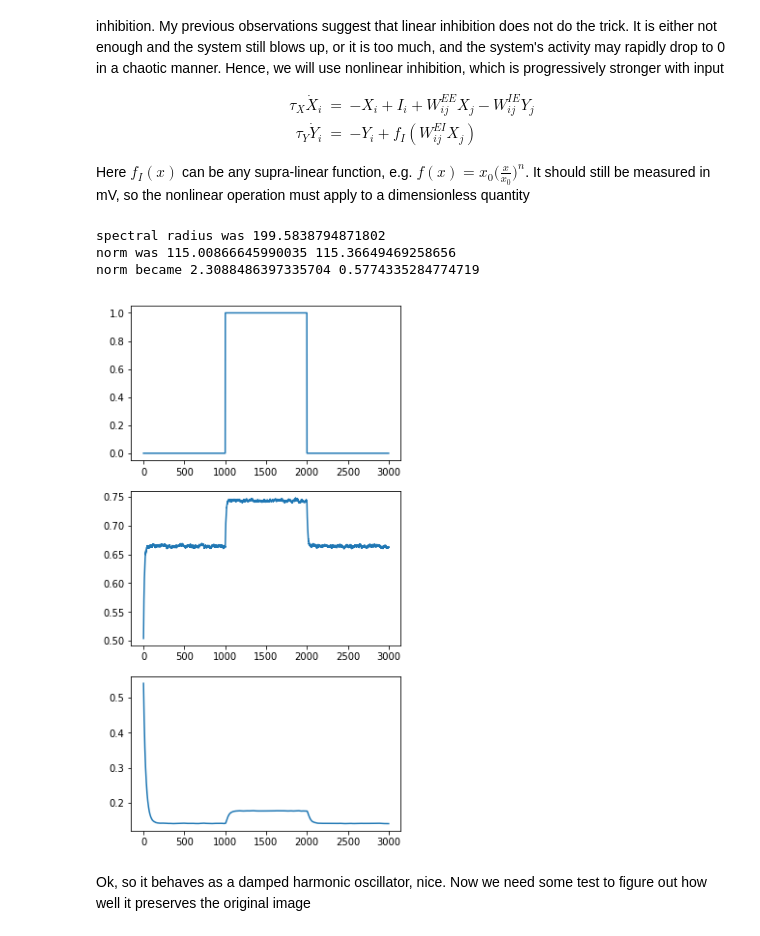
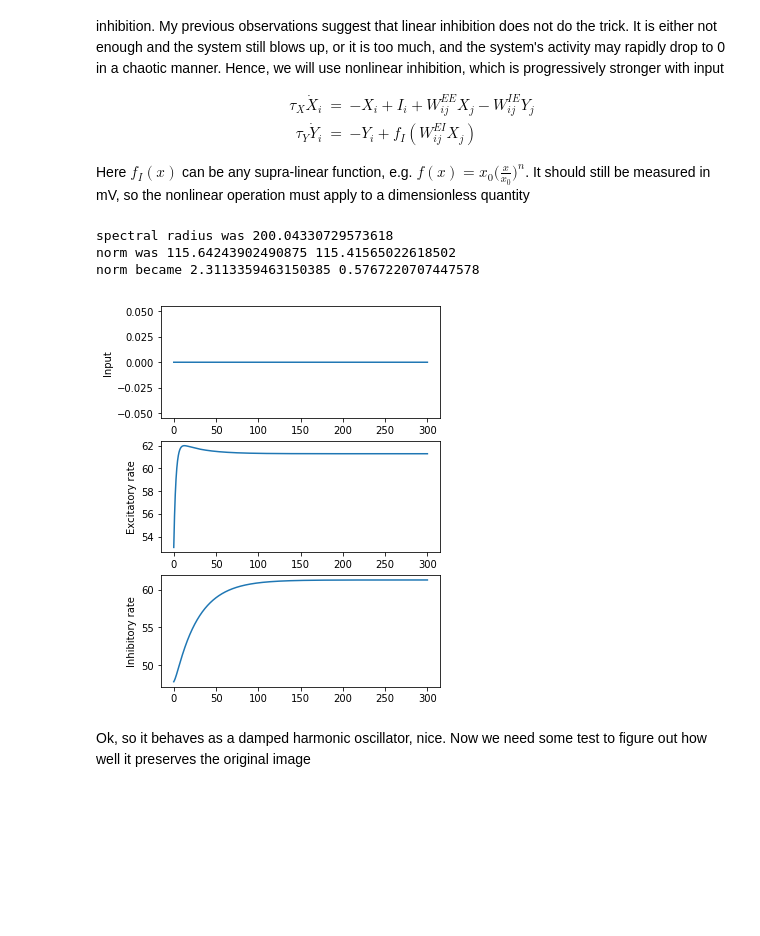
Before and after one commit to aleksejs-fomins/memory-hippo-ca3, a Jupyter notebook: self-contained/excitatory-ip/test1.ipynb, the cells around one changed output. Cells and saved outputs as stored; diff of their text form; code cells hidden in the pictures; blank space fills up the shorter version.

```diff
--- a/self-contained/excitatory-ip/test1.ipynb
+++ b/self-contained/excitatory-ip/test1.ipynb
@@ -108,26 +110,29 @@ $$
 
 Here $f_I(x)$ can be any supra-linear function, e.g. $f(x) = x_0 \bigl( \frac{x}{x_0} \bigr)^n$. It should still be measured in mV, so the nonlinear operation must apply to a dimensionless quantity
 # %%
-def nonlinY(X, p):
-    return X**2 / p['I_max']
-
 def RHS_XY(X, Y, I, p):
-    rhs_X = (-X + sig(I + p['W_EE'].dot(X) - p['W_IE'].dot(Y))) / p['tau_X']
-    rhs_Y = (-Y + nonlinY(p['W_EI'].dot(X), p))  / p['tau_Y']
+    IeffX = I + p['W_EE'].dot(X) - p['W_IE'].dot(Y)
+    IeffY = p['W_EI'].dot(X)
+    rhs_X = (-X + p['x_max']*sig(IeffX / p['x_slope'])) / p['tau_X']
+    rhs_Y = (-Y + p['y_max']*(IeffY / p['y_slope'])**1) / p['tau_Y']
     return rhs_X, rhs_Y
 
+p = {
+    'NINP'    : (20,20),  # pixel
+    'NX'      : 400,      # Number of excitatory neurons
+    'NY'      : 100,      # Number of excitatory neurons
+    'tau_X'   : 10.0,     # ms, EXC neuronal timescale
+    'tau_Y'   : 30.0,     # ms, INH neuronal timescale
+    'I_min'   : 0.0,     # mV, min input
+    'I_max'   : 100.0,    # mV, max input
 
-p = {
-    'NINP'  : (20,20),  # pixel
-    'NX'    : 400,      # Number of excitatory neurons
-    'NY'    : 100,      # Number of excitatory neurons
-    'tau_X' : 10.0,     # ms, EXC neuronal timescale
-    'tau_Y' : 30.0,     # ms, INH neuronal timescale
-    'I_min' : 10.0,     # mV, min input
-    'I_max' : 50.0,     # mV, max input
-    'dt'    : 0.1,      # ms, discretization time
-    'T'     : 3000.0,  # ms, simulation time
-    'T_Inp' : 1000.0    # ms, frequency of input change
+    'x_max'   : 100.0,    # mV, maximum firing rate
+    'y_max'   : 100.0,    # mV, maximum firing rate
+    'x_slope' : 100.0,    # mV, maximum firing rate
+    'y_slope' : 400.0,    # mV, maximum firing rate
+    'dt'      : 0.1,      # ms, discretization time
+    'T'       : 300.0,   # ms, simulation time
+    'T_Inp'   : 1000.0    # ms, frequency of input change
 }
 
 ####################
@@ -156,45 +161,49 @@ print('norm became', np.linalg.norm(p['W_EI']), np.linalg.norm(p['W_IE']))
 ###################
 # Input
 ###################
 
 t_arr = np.arange(0, p['T'], p['dt'])
-I_arr = ((t_arr / p['T_Inp']).astype(int) % 2 == 1).astype(float)
+I_arr = (t_arr / p['T_Inp']).astype(int) % 2
 
 I_template = np.zeros(p['NINP'])
 I_template[:10, :10] = 1.0
 
 I_arr_img = p['I_min'] + (p['I_max'] - p['I_min']) * np.outer(I_arr, I_template.flatten())
-I_arr_img += np.random.normal(0, p['I_max']/2, I_arr_img.shape)
+#I_arr_img += np.random.normal(0, p['I_max']/5, I_arr_img.shape)
 
 
 ###################
 # Simulate
 ###################
 
 N_STEP = t_arr.shape[0]
 X_arr = np.zeros((N_STEP, p['NX']))
 Y_arr = np.zeros((N_STEP, p['NY']))
-X_arr[0] = np.random.uniform(0, 1, p['NX'])
-Y_arr[0] = np.random.uniform(0, 1, p['NY'])
+X_arr[0] = np.random.uniform(0, p['x_max'], p['NX'])
+Y_arr[0] = np.random.uniform(0, p['y_max'], p['NY'])
 
 for i in range(1, N_STEP):
     VX, VY = RHS_XY(X_arr[i-1], Y_arr[i-1], I_arr_img[i-1], p)
     X_arr[i] = X_arr[i-1] + VX * p['dt']
     Y_arr[i] = Y_arr[i-1] + VY * p['dt']
 
+I_nrm = np.mean(I_arr_img, axis=1)
 X_nrm = np.mean(X_arr, axis=1)
 Y_nrm = np.mean(Y_arr, axis=1)
 
-fig,ax = plt.subplots(nrows=3, figsize=(5, 10))
-ax[0].plot(t_arr, I_arr, label='I')
-ax[1].plot(t_arr, X_nrm, label='X')
-ax[2].plot(t_arr, Y_nrm, label='Y')
+fig,ax = plt.subplots(nrows=3, figsize=(5, 7))
+ax[0].plot(t_arr, I_nrm)
+ax[1].plot(t_arr, X_nrm)
+ax[2].plot(t_arr, Y_nrm)
+ax[0].set_ylabel("Input")
+ax[1].set_ylabel("Excitatory rate")
+ax[2].set_ylabel("Inhibitory rate")
 plt.show()
 # %% [output]
-spectral radius was 199.5838794871802
-norm was 115.00866645990035 115.36649469258656
-norm became 2.3088486397335704 0.5774335284774719
+spectral radius was 200.04330729573618
+norm was 115.64243902490875 115.41565022618502
+norm became 2.3113359463150385 0.5767220707447578
-[figure, old version]
+[figure, new version]
 # %% [markdown]
 Ok, so it behaves as a damped harmonic oscillator, nice. Now we need some test to figure out how well it preserves the original image
 # %%
```
Also changed, not shown: parts of 1 cell of this notebook, 2 other files.
